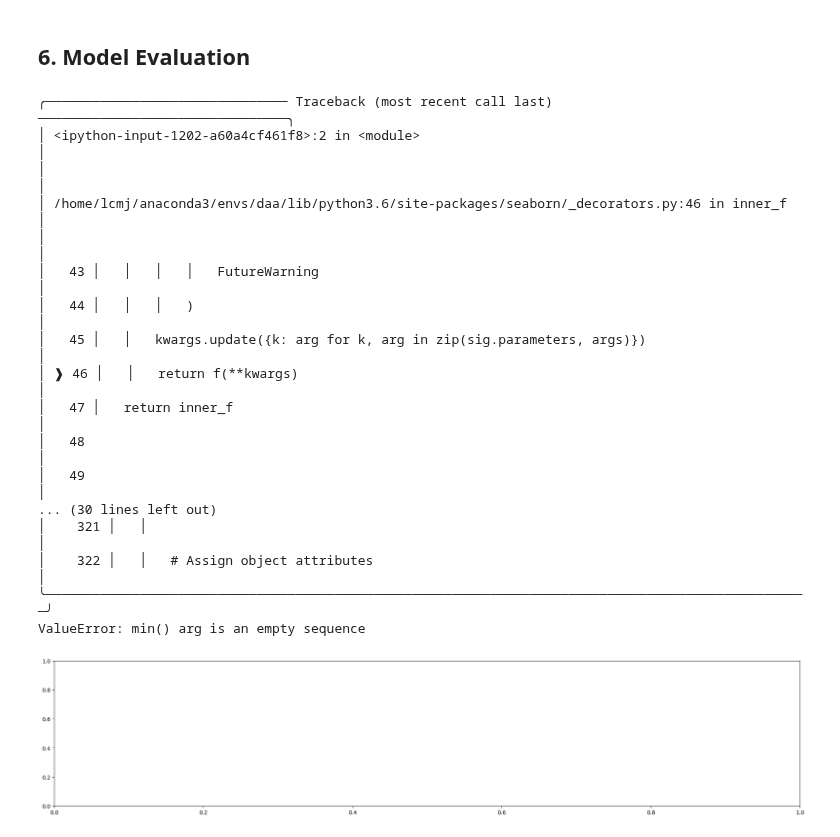
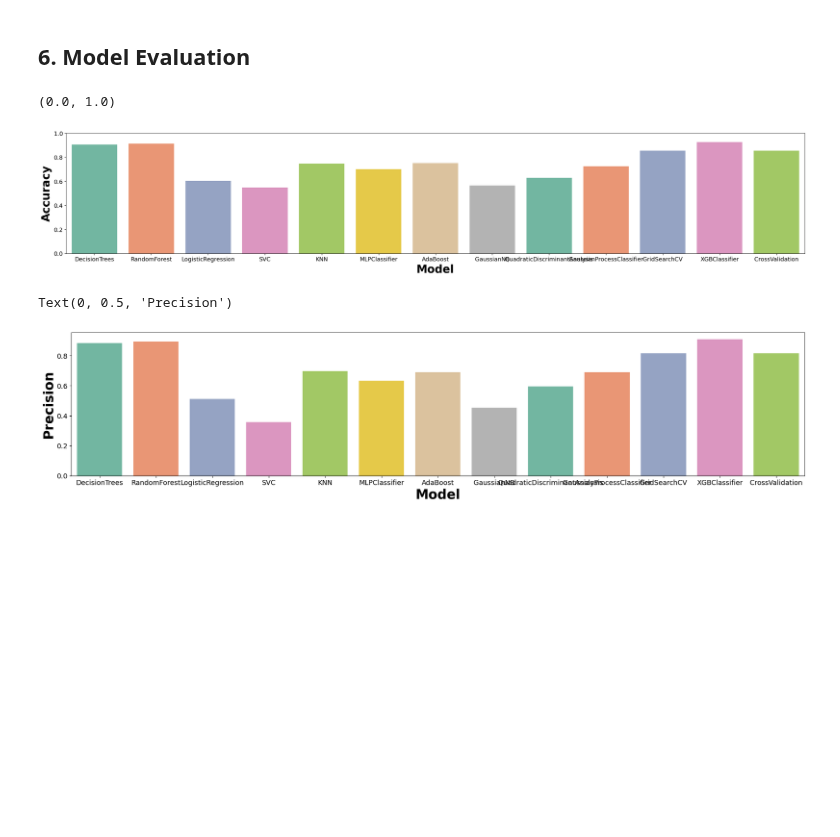
Before and after one commit to rsaSantos/DAA-Project, a Jupyter notebook: Task 2 (Competition)/incidents.ipynb, the cells around one changed output. Saved outputs shown, nothing was run; the diff lists cells and outputs as text; code cells hidden in the pictures; blank space fills up the shorter version.

```diff
--- a/Task 2 (Competition)/incidents.ipynb
+++ b/Task 2 (Competition)/incidents.ipynb
@@ -996,29 +1019,23 @@ for row in results_dict:
         'Recall': row['recall'],
         'F1-Score': row['f1-score']
         }, ignore_index=True)
+# %%
+fig, ax = plt.subplots(figsize=(30, 5), dpi=100)
+plt.rc('font', size=13)
+sns.barplot(x=results_plot['Model'] , y=results_plot['Accuracy'], ax=ax, palette='Set2')
+ax.set_xlabel('Model', fontdict={'color':'black', 'weight':'bold', 'size': 25})
+ax.set_ylabel('Accuracy', fontdict={'color':'black', 'weight':'bold', 'size': 25})
+ax.set_ylim(0, 1)
+# %% [output]
+(0.0, 1.0)
+[figure, added]
 # %%
 fig, ax = plt.subplots(figsize=(25, 5), dpi=100)
-sns.barplot(x=results_plot['Model'] , y=results_plot['Accuracy'], ax=ax, palette='Set2')
-ax.set_xlabel('Model', fontdict={'color':'black', 'weight':'bold', 'size': 16})
-ax.set_ylabel('Accuracy', fontdict={'color':'black', 'weight':'bold', 'size': 16})
+sns.barplot(x=results_plot['Model'] , y=results_plot['Precision'], ax=ax, palette='Set2')
+ax.set_xlabel('Model', fontdict={'color':'black', 'weight':'bold', 'size': 25})
+ax.set_ylabel('Precision', fontdict={'color':'black', 'weight':'bold', 'size': 25})
 # %% [output]
-╭─────────────────────────────── Traceback (most recent call last) ────────────────────────────────╮
-│ <ipython-input-1202-a60a4cf461f8>:2 in <module>                                                  │
-│                                                                                                  │
-│ /home/lcmj/anaconda3/envs/daa/lib/python3.6/site-packages/seaborn/_decorators.py:46 in inner_f   │
-│                                                                                                  │
-│   43 │   │   │   │   FutureWarning                                                               │
-│   44 │   │   │   )                                                                               │
-│   45 │   │   kwargs.update({k: arg for k, arg in zip(sig.parameters, args)})                     │
-│ ❱ 46 │   │   return f(**kwargs)                                                                  │
-│   47 │   return inner_f                                                                          │
-│   48                                                                                             │
-│   49                                                                                             │
-... (30 lines left out)
-│    321 │   │                                                                                     │
-│    322 │   │   # Assign object attributes                                                        │
-╰──────────────────────────────────────────────────────────────────────────────────────────────────╯
-ValueError: min() arg is an empty sequence
+Text(0, 0.5, 'Precision')
-[figure, old version]
+[figure, new version]
 # %%
 fig, ax = plt.subplots(figsize=(25, 5), dpi=100)
```
Also changed, not shown: parts of 26 cells of this notebook, 1 other file.
